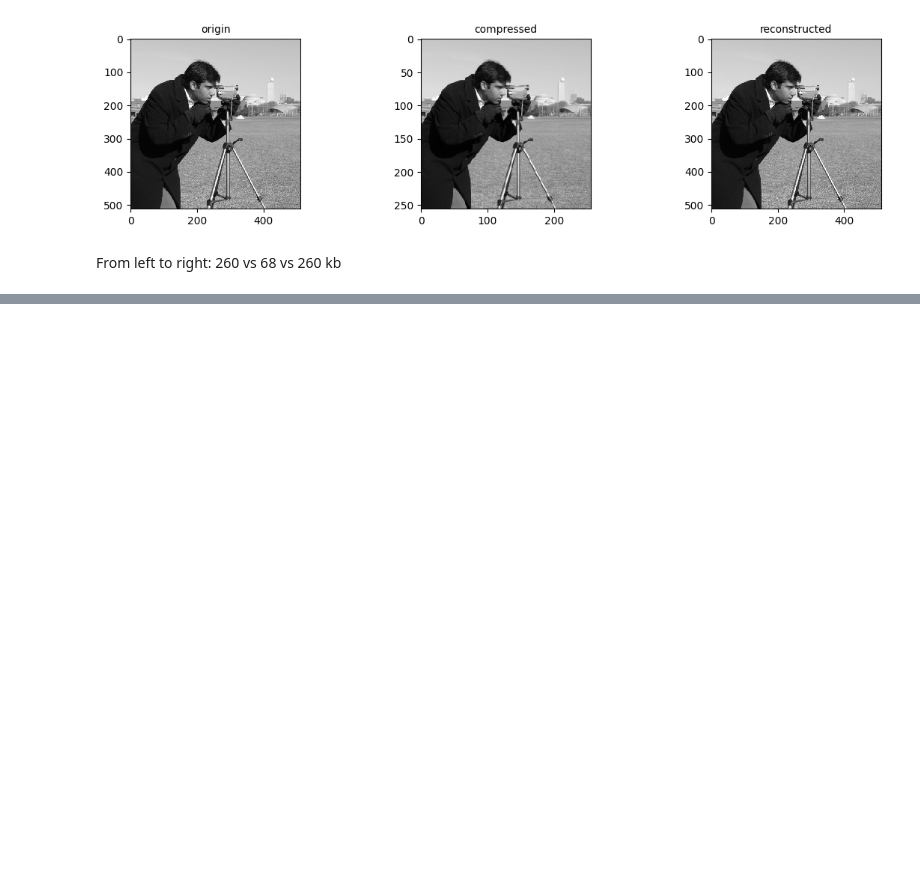
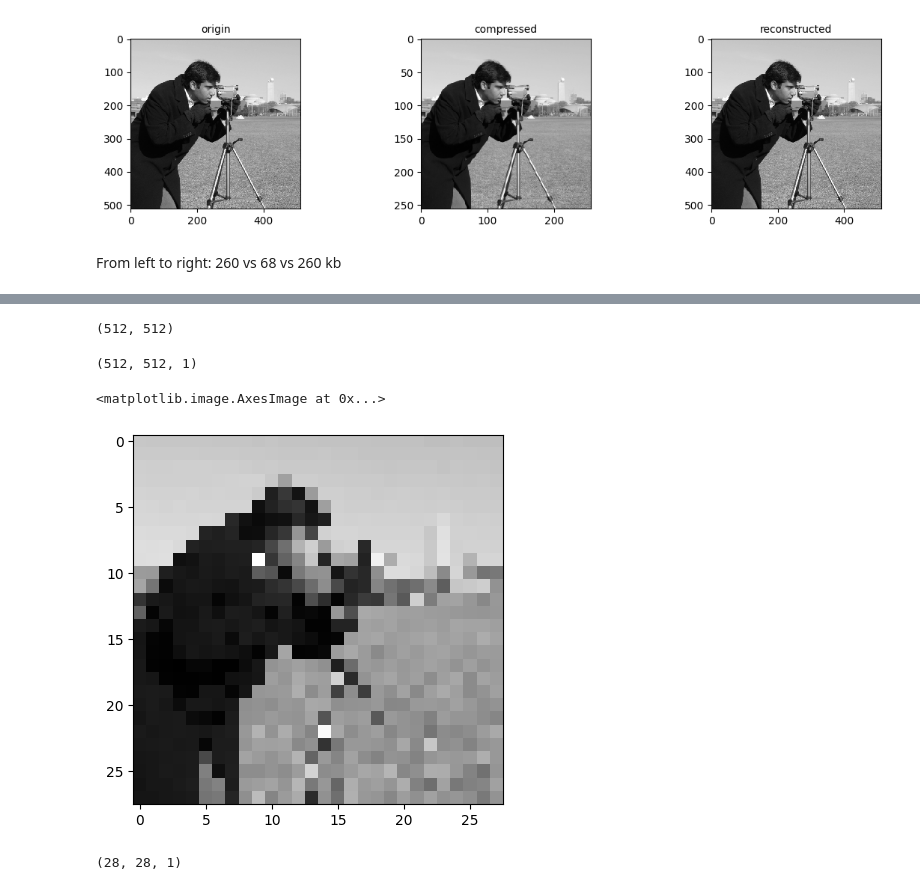
Before and after one commit to ciCciC/ImageCompressorProject, a Jupyter notebook: notebooks/waves.ipynb, the cells around one changed output, grey strips where cells are left out. Saved outputs shown, nothing was run; the diff lists cells and outputs as text; code cells hidden in the pictures; blank space fills up the shorter version.

```diff
--- a/notebooks/waves.ipynb
+++ b/notebooks/waves.ipynb
@@ -62,0 +98,26 @@ From left to right: 260 vs 68 vs 260 kb
+# %%
+original.shape
+# %% [output]
+(512, 512)
+# %%
+expanded_dim = np.expand_dims(original, axis=-1)
+# %%
+expanded_dim.shape
+# %% [output]
+(512, 512, 1)
+# %%
+import cv2
+
+resized_data = cv2.resize(expanded_dim, (28,28), interpolation= cv2.INTER_LINEAR)
+
+plt.imshow(resized_data, cmap=plt.cm.gray)
+# %% [output]
+<matplotlib.image.AxesImage at 0x...>
+[figure, added]
+# %%
+resized_data = (resized_data / 255.0) - .5
+resized_data = np.expand_dims(resized_data, axis=-1)
+
+resized_data.shape
+# %% [output]
+(28, 28, 1)
```
Also changed, not shown: parts of 7 cells of this notebook, 12 other files.
